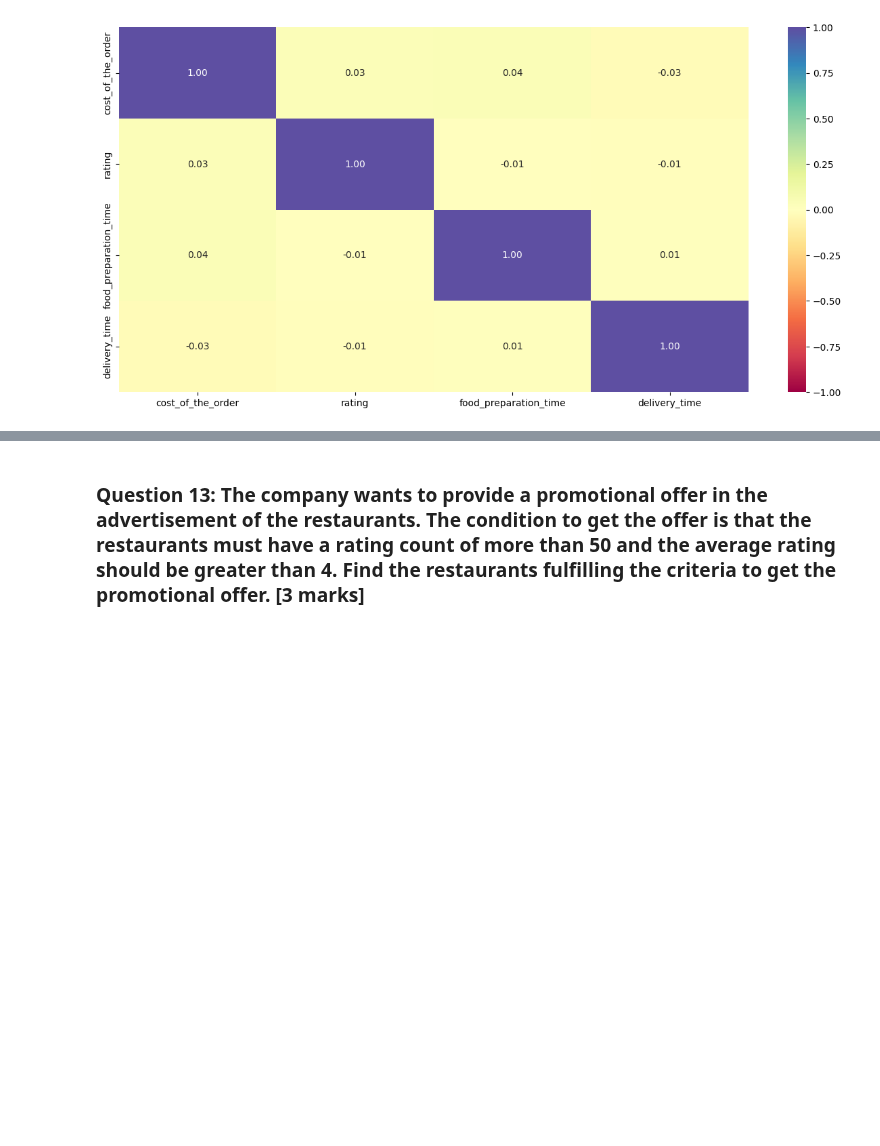
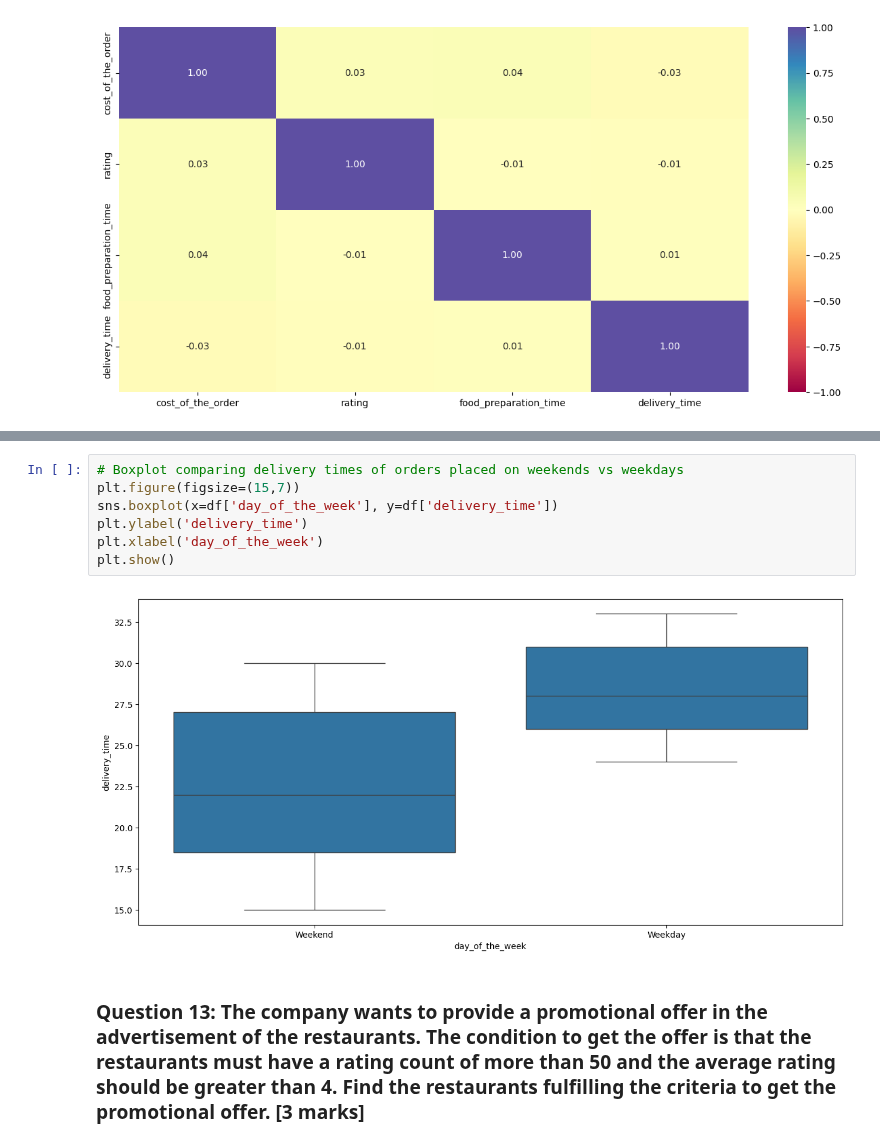
Before and after one commit to Suhaskarthik/python-foodhub-project, a Jupyter notebook: foodhub_project.ipynb, the cells around one changed output, grey strips where cells are left out. Drawn from its saved outputs; the diff is of its cells as text; blank space fills up the shorter version.

```diff
--- a/foodhub_project.ipynb
+++ b/foodhub_project.ipynb
@@ -344,3 +349,12 @@ plt.show()
+# %%
+# Boxplot comparing delivery times of orders placed on weekends vs weekdays
+plt.figure(figsize=(15,7))
+sns.boxplot(x=df['day_of_the_week'], y=df['delivery_time'])
+plt.ylabel('delivery_time')
+plt.xlabel('day_of_the_week')
+plt.show()
+# %% [output]
+[figure, added]
 # %% [markdown]
 ### **Question 13:** The company wants to provide a promotional offer in the advertisement of the restaurants. The condition to get the offer is that the restaurants must have a rating count of more than 50 and the average rating should be greater than 4. Find the restaurants fulfilling the criteria to get the promotional offer. [3 marks]
 # %%
```
Also changed, not shown: parts of 2 cells of this notebook.
